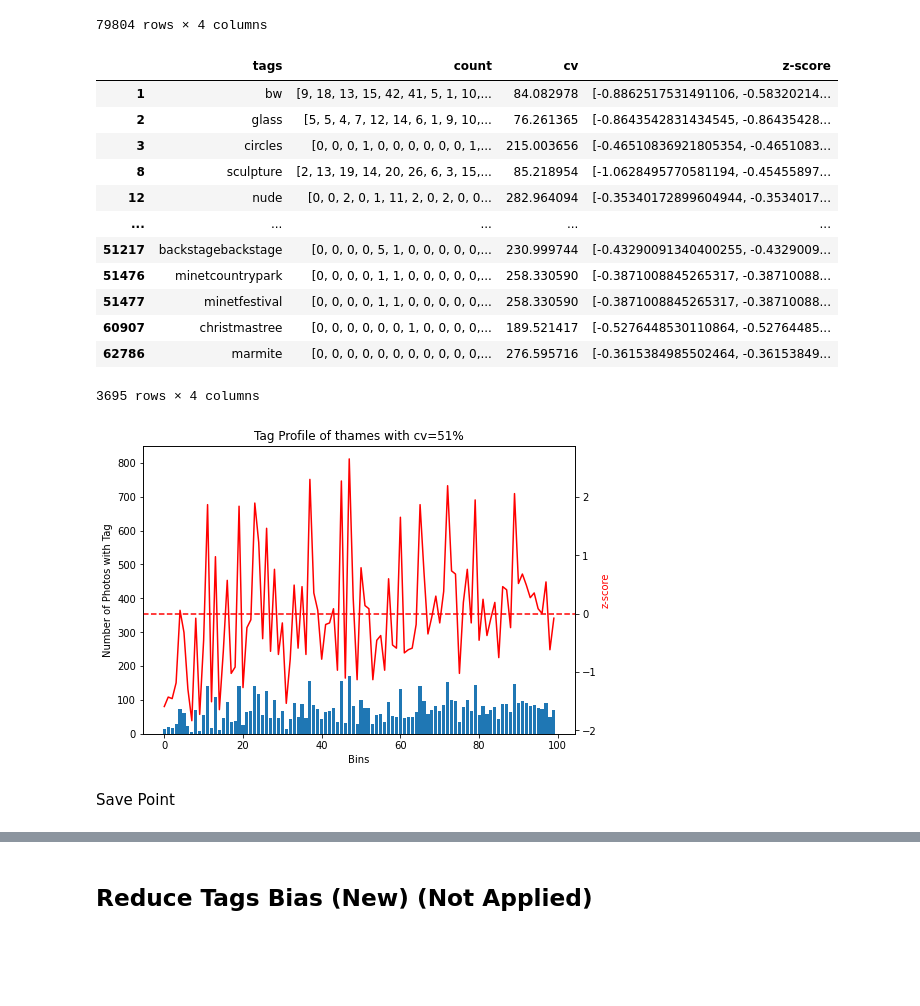
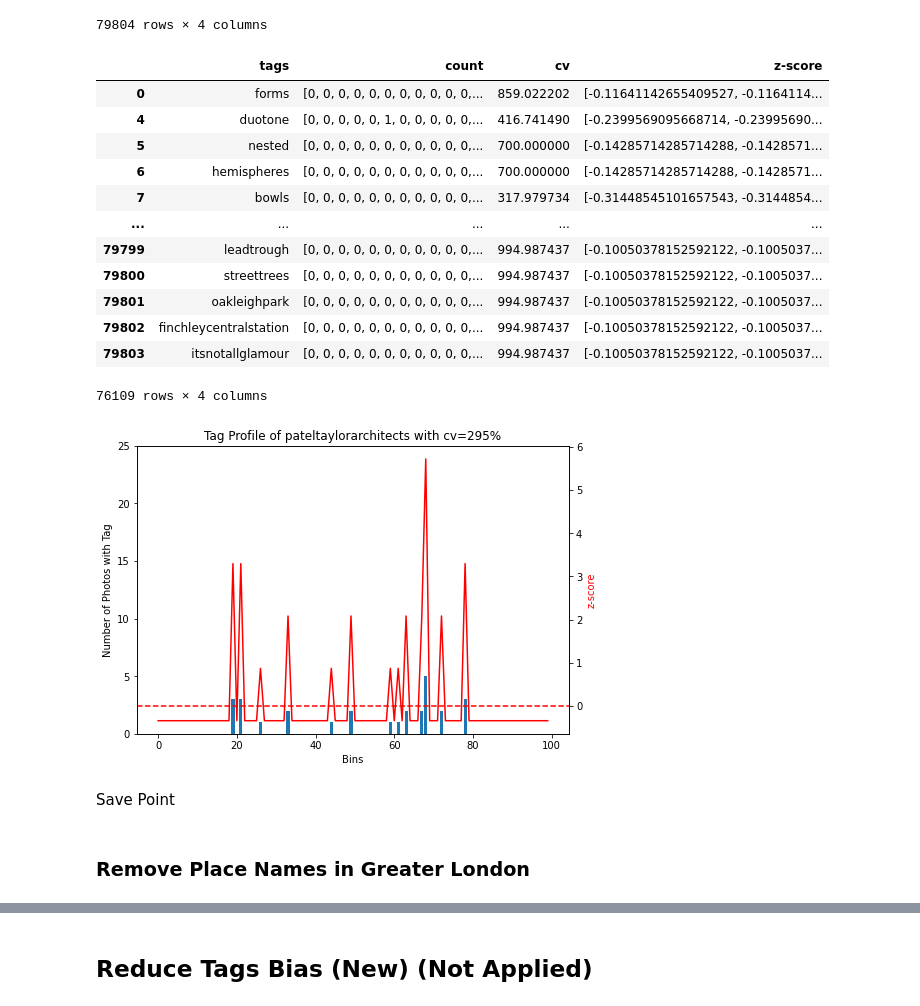
Before and after one commit to leyixu21/Semantic-Trajectory, a Jupyter notebook: clean_flickr_data.ipynb, the cells around one changed output, grey strips where cells are left out. Cells and saved outputs as stored; diff of their text form; code cells hidden in the pictures; blank space fills up the shorter version.

```diff
--- a/clean_flickr_data.ipynb
+++ b/clean_flickr_data.ipynb
@@ -552,47 +554,48 @@ tags_profile.sort_values('cv')
 | 74197 | chrisbellphotocom | [0, 0, 0, 0, 0, 0, 0, 0, 0, 0, 0,... | 994.987437 | [-0.10050378152592117, -0.1005037... |
 79804 rows × 4 columns
 # %%
-# get tags with cv less than 200
-tags_profile[tags_profile['cv']<=300]
+# get tags with cv greater than 300
+tags_profile_cv = tags_profile[tags_profile['cv']>300]
+tags_profile_cv
 # %% [output]
 |  | tags | count | cv | z-score |
-| 1 | bw | [9, 18, 13, 15, 42, 41, 5, 1, 10,... | 84.082978 | [-0.8862517531491106, -0.58320214... |
-| 2 | glass | [5, 5, 4, 7, 12, 14, 6, 1, 9, 10,... | 76.261365 | [-0.8643542831434545, -0.86435428... |
-| 3 | circles | [0, 0, 0, 1, 0, 0, 0, 0, 0, 0, 1,... | 215.003656 | [-0.46510836921805354, -0.4651083... |
-| 8 | sculpture | [2, 13, 19, 14, 20, 26, 6, 3, 15,... | 85.218954 | [-1.0628495770581194, -0.45455897... |
-| 12 | nude | [0, 0, 2, 0, 1, 11, 2, 0, 2, 0, 0... | 282.964094 | [-0.35340172899604944, -0.3534017... |
+| 0 | forms | [0, 0, 0, 0, 0, 0, 0, 0, 0, 0, 0,... | 859.022202 | [-0.11641142655409527, -0.1164114... |
+| 4 | duotone | [0, 0, 0, 0, 0, 1, 0, 0, 0, 0, 0,... | 416.741490 | [-0.2399569095668714, -0.23995690... |
+| 5 | nested | [0, 0, 0, 0, 0, 0, 0, 0, 0, 0, 0,... | 700.000000 | [-0.14285714285714288, -0.1428571... |
+| 6 | hemispheres | [0, 0, 0, 0, 0, 0, 0, 0, 0, 0, 0,... | 700.000000 | [-0.14285714285714288, -0.1428571... |
+| 7 | bowls | [0, 0, 0, 0, 0, 0, 0, 0, 0, 0, 0,... | 317.979734 | [-0.31448545101657543, -0.3144854... |
 | ... | ... | ... | ... | ... |
-| 51217 | backstagebackstage | [0, 0, 0, 0, 5, 1, 0, 0, 0, 0, 0,... | 230.999744 | [-0.43290091340400255, -0.4329009... |
-| 51476 | minetcountrypark | [0, 0, 0, 0, 1, 1, 0, 0, 0, 0, 0,... | 258.330590 | [-0.3871008845265317, -0.38710088... |
-| 51477 | minetfestival | [0, 0, 0, 0, 1, 1, 0, 0, 0, 0, 0,... | 258.330590 | [-0.3871008845265317, -0.38710088... |
-| 60907 | christmastree | [0, 0, 0, 0, 0, 0, 1, 0, 0, 0, 0,... | 189.521417 | [-0.5276448530110864, -0.52764485... |
-| 62786 | marmite | [0, 0, 0, 0, 0, 0, 0, 0, 0, 0, 0,... | 276.595716 | [-0.3615384985502464, -0.36153849... |
+| 79799 | leadtrough | [0, 0, 0, 0, 0, 0, 0, 0, 0, 0, 0,... | 994.987437 | [-0.10050378152592122, -0.1005037... |
+| 79800 | streettrees | [0, 0, 0, 0, 0, 0, 0, 0, 0, 0, 0,... | 994.987437 | [-0.10050378152592122, -0.1005037... |
+| 79801 | oakleighpark | [0, 0, 0, 0, 0, 0, 0, 0, 0, 0, 0,... | 994.987437 | [-0.10050378152592122, -0.1005037... |
+| 79802 | finchleycentralstation | [0, 0, 0, 0, 0, 0, 0, 0, 0, 0, 0,... | 994.987437 | [-0.10050378152592122, -0.1005037... |
+| 79803 | itsnotallglamour | [0, 0, 0, 0, 0, 0, 0, 0, 0, 0, 0,... | 994.987437 | [-0.10050378152592122, -0.1005037... |
-3695 rows × 4 columns
+76109 rows × 4 columns
 # %%
 # plot the tag profile
-tag_id = 247
+tag_id = 49867
 tag_count_selected = tags_profile['count'][tag_id]
 
 # plot tag count histogram
 fig = plt.figure()
 ax = fig.add_axes([0,0,1,1])
 x_values = range(len(tag_count_selected))
 y_values = tag_count_selected
 plt.ylim(0, max(tag_count_selected)*5)
 ax.bar(x_values, y_values)
 plt.xlabel("Bins")
 plt.ylabel("Number of Photos with Tag")
 
 # plot z-score
 # twin object for two different y-axis on the sample plot
 ax2=ax.twinx()
 # make a plot with different y-axis using second axis object
 ax2.plot(x_values, tags_profile['z-score'][tag_id],color="red")
 ax2.set_ylabel("z-score",color="r")
 # specifying horizontal line type
 plt.axhline(y = 0, color = 'r', linestyle = 'dashed')
 
 plt.title("Tag Profile of "+tags_profile['tags'][tag_id]+" with cv="+str(round(tags_profile['cv'][tag_id]))+'%')
 plt.show()
 # %% [output]
-[figure, old version]
+[figure, new version]
@@ -610,0 +613,2 @@ tags_users_freq = pd.read_pickle(path+'tags_users_freq.pkl')
+# %% [markdown]
+### Remove Place Names in Greater London
```
Also changed, not shown: parts of 18 cells of this notebook.
